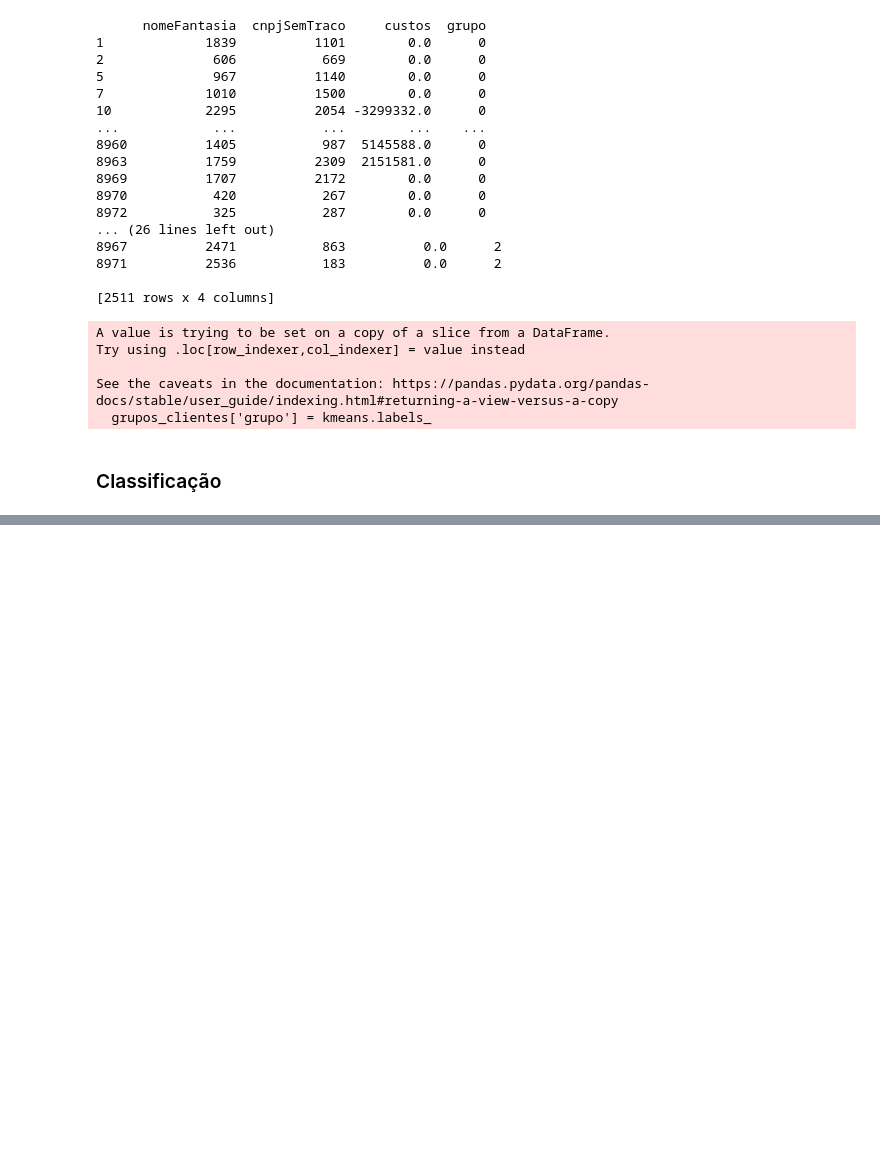
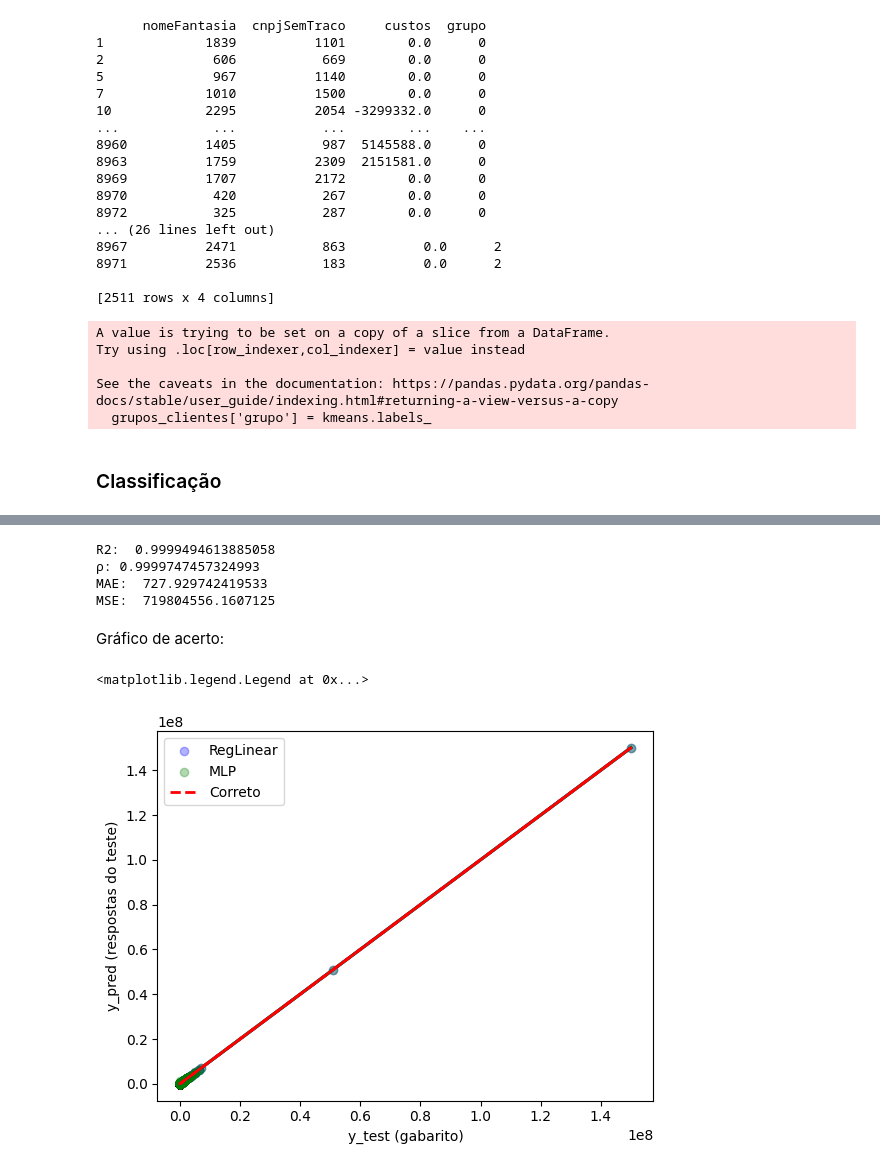
Before and after one commit to JuliaF23/CPAI, a Jupyter notebook: CP/cp.ipynb, the cells around one changed output, grey strips where cells are left out. Cells and saved outputs as stored; diff of their text form; code cells hidden in the pictures; blank space fills up the shorter version.

```diff
--- a/CP/cp.ipynb
+++ b/CP/cp.ipynb
@@ -430,0 +522,2 @@ print(classification_report(y_test, y_predicoes))
+# %%
+y_pred_linear = y_predicoes # Salvando as informações do Modelo Reg Linear para comparar depois
@@ -430,0 +541,11 @@ print(classification_report(y_test, y_predicoes))
+# %%
+#Treino
+# Instanciando o objeto
+ml_perceptron = MLPRegressor(solver='lbfgs', # otimizador por métodos quasi-Newton
+                             tol=1e-5, # Limiar para a otimização (treinamento)
+                             max_iter=1500, # Limite de iterações durante a otimização (treinamento)
+                             random_state=42,
+                             hidden_layer_sizes=(10,4), # Quantidade de neuronios por camada oculta
+                             activation='relu') # Função de ativação dos neuronios
+
+ml_perceptron.fit(x_train_escalonado, y_train)  # Treinando
@@ -430,0 +560,27 @@ print(classification_report(y_test, y_predicoes))
+# %%
+#Teste
+y_predicoes = ml_perceptron.predict(x_test_escalonado) # Passando o x_test escalonado
+
+R2 = r2_score(y_true = y_test,      # Gabarito
+              y_pred = y_predicoes) # Respostas do algoritmo ao teste realizado
+print('R2: ', R2)
+
+rho = pearsonr(y_test, y_predicoes)
+print('\u03C1:', rho[0])
+
+MAE = mean_absolute_error(y_true = y_test,      # Gabarito
+                          y_pred = y_predicoes) # Respostas do algoritmo ao teste realizado
+print('MAE: ', MAE)
+
+MSE = mean_squared_error(y_true = y_test,      # Gabarito
+                         y_pred = y_predicoes) # Respostas do algoritmo ao teste realizado
+print('MSE: ', MSE)
+# %% [output]
+R2:  0.9999494613885058
+ρ: 0.9999747457324993
+MAE:  727.929742419533
+MSE:  719804556.1607125
+# %%
+y_predicoes_mlp = y_predicoes
+# %% [markdown]
+Gráfico de acerto:
@@ -430,0 +589,11 @@ print(classification_report(y_test, y_predicoes))
+# %%
+ax = sns.regplot(x=y_test,y=y_pred_linear,
+                 color="b", scatter_kws={'alpha':0.3}, label='RegLinear') # Regressão Linear
+ax = sns.regplot(x=y_test,y=y_predicoes_mlp,
+                 color="g", scatter_kws={'alpha':0.3}, label='MLP') # Rede Neural
+ax.plot(y_test, y_test, 'r--', linewidth = 2, label='Correto') # Reta 100% correto
+ax.set(xlabel='y_test (gabarito)', ylabel='y_pred (respostas do teste)')
+ax.legend()
+# %% [output]
+<matplotlib.legend.Legend at 0x...>
+[figure, added]
```
Also changed, not shown: parts of 56 cells of this notebook.
